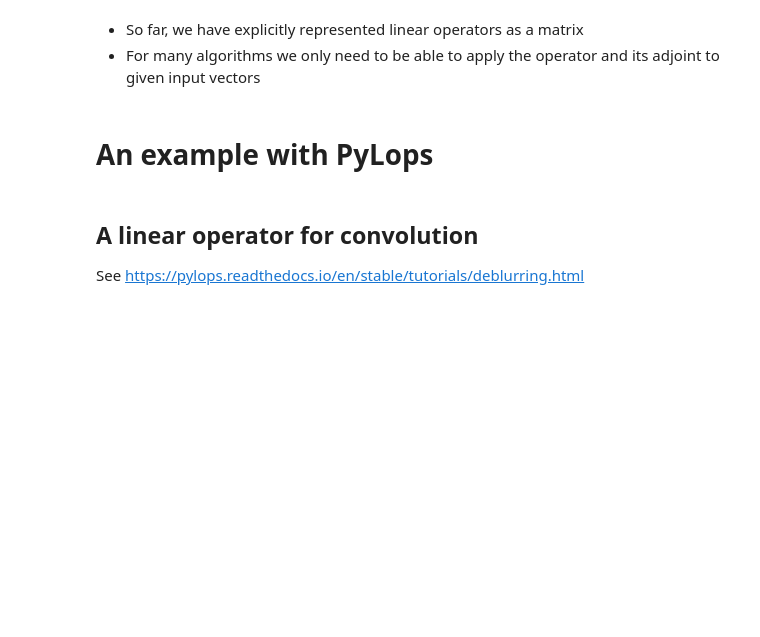
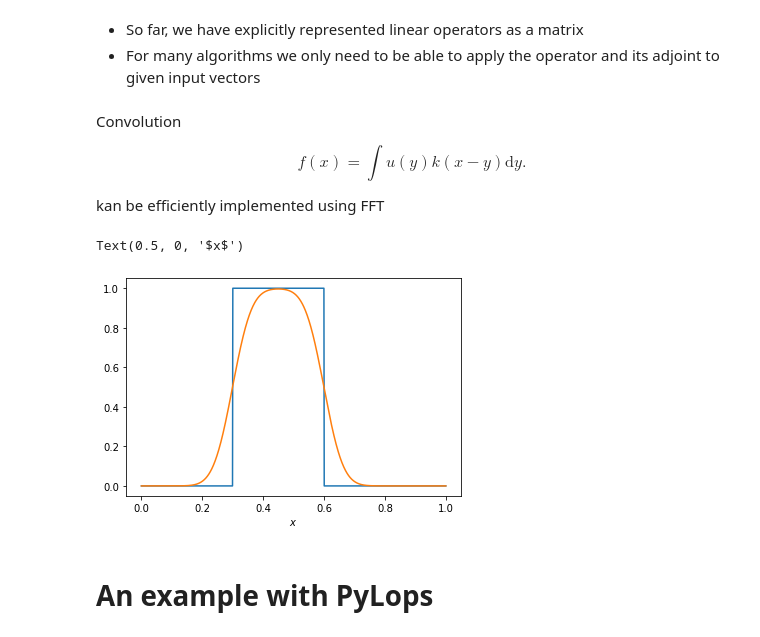
Before and after one commit to TristanvanLeeuwen/Masterclass_IP, a Jupyter notebook: lectures/matrix_free.ipynb, the cells around one changed output. Saved outputs shown, nothing was run; the diff lists cells and outputs as text; code cells hidden in the pictures; blank space fills up the shorter version.

```diff
--- a/lectures/matrix_free.ipynb
+++ b/lectures/matrix_free.ipynb
@@ -10,9 +10,32 @@
 # %% [markdown]
 * So far, we have explicitly represented linear operators as a matrix
 * For many algorithms we only need to be able to apply the operator and its adjoint to given input vectors
+# %% [markdown]
+Convolution
+
+$$f(x) = \int u(y) k(x - y) \mathrm{d}y.$$
+
+kan be efficiently implemented using FFT
+# %%
+import matplotlib.pyplot as plt
+import numpy as np
+import pylops
+
+s = .05
+k = lambda x: np.exp(-0.5*((x-.5)/s)**2)/(n*s*np.sqrt(2*np.pi))
+
+n = 1000
+x = np.linspace(0,1,n)
+
+K = pylops.signalprocessing.Convolve1D(n, h=k(x), offset=n//2)
+
+u = np.heaviside(x-.3,0) - np.heaviside(x-.6,0)
+f = K*u
+
+plt.plot(x,u,x,f)
+plt.xlabel(r'$x$')
+# %% [output]
+Text(0.5, 0, '$x$')
+[figure, added]
 # %% [markdown]
 # An example with PyLops
-# %% [markdown]
-## A linear operator for convolution
-
-See https://pylops.readthedocs.io/en/stable/tutorials/deblurring.html
```
Also changed, not shown: parts of 13 cells of this notebook.
